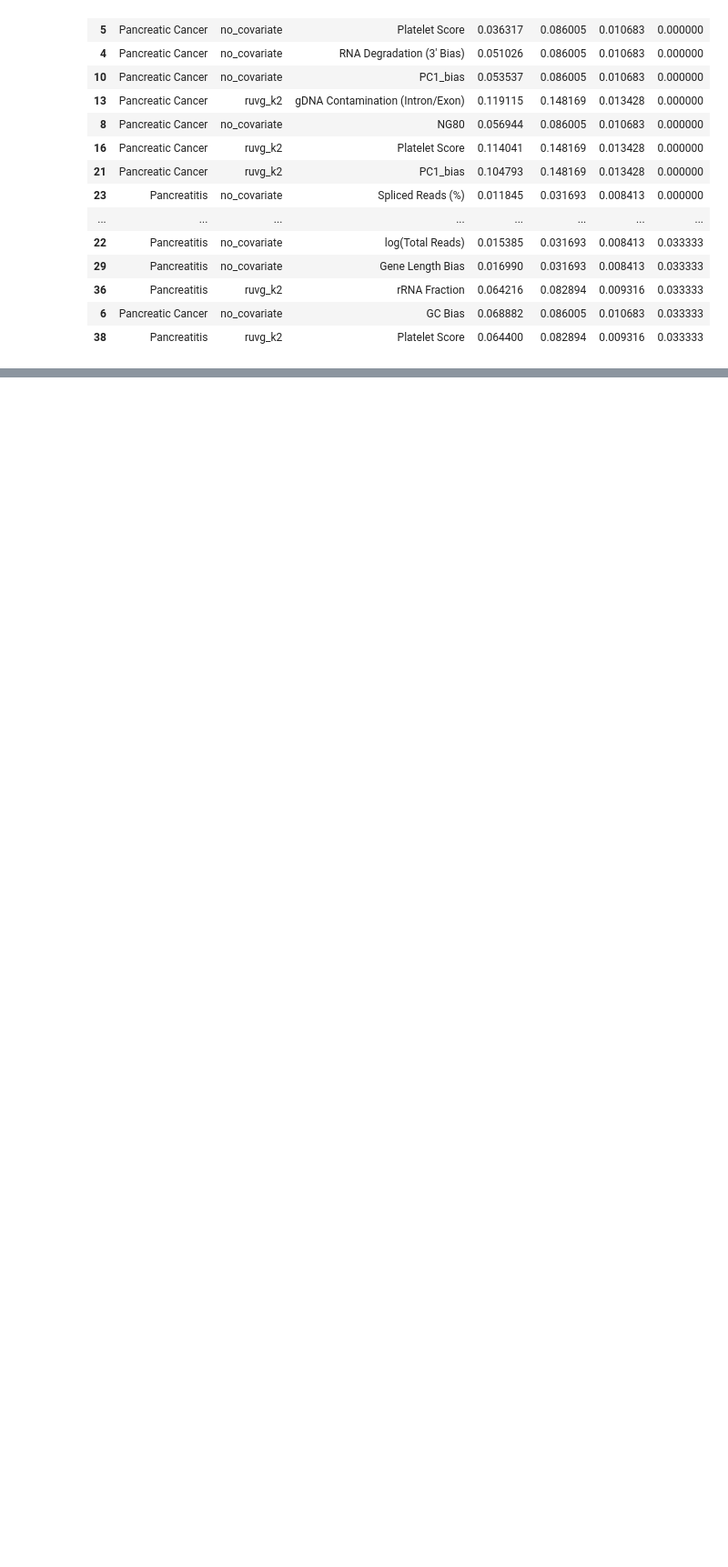
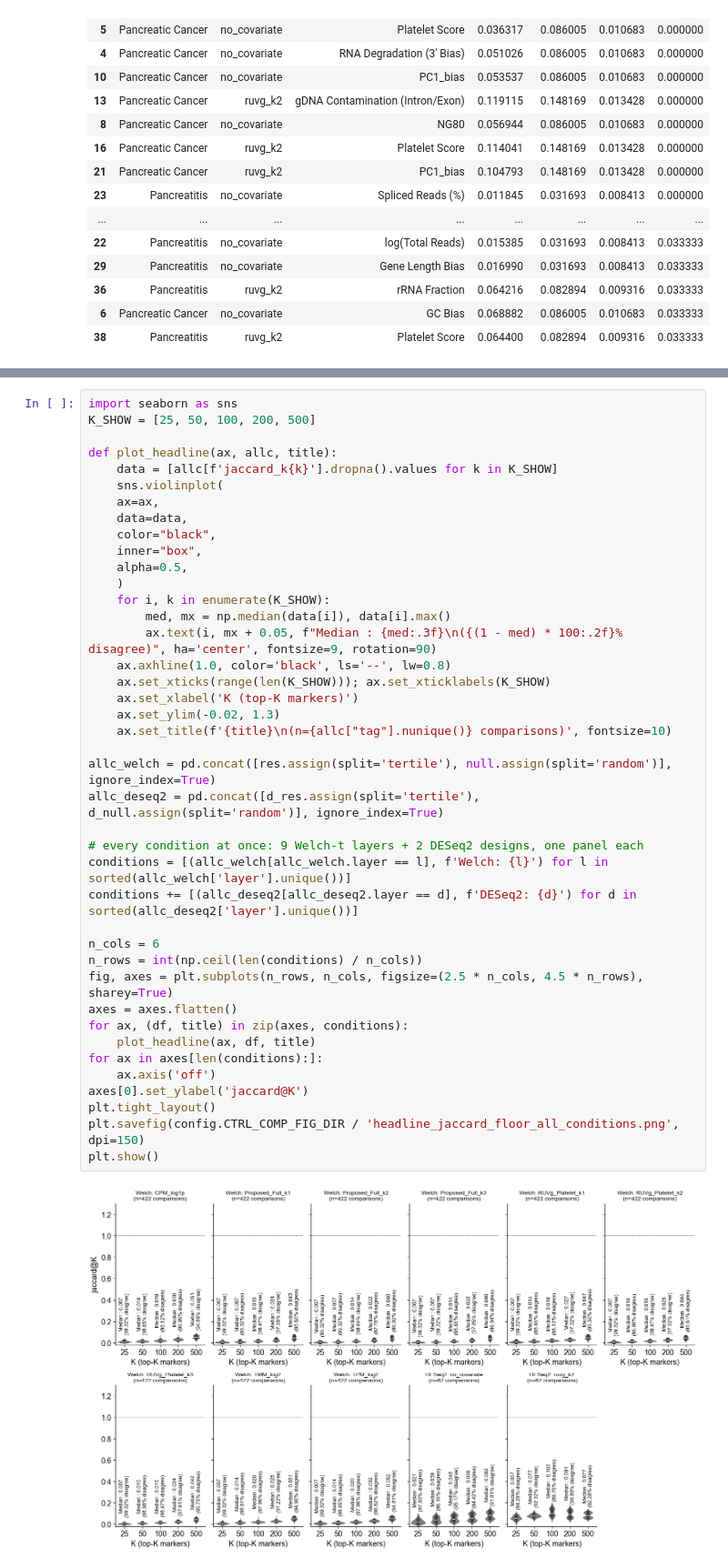
Before and after one commit to jmj3078/cfRNA_Disentaglement, a Jupyter notebook: EDA/control_composition_review.ipynb, the cells around one changed output, grey strips where cells are left out. Shown at 91% size. Drawn from its saved outputs; the diff is of its cells as text; blank space fills up the shorter version.

```diff
--- a/EDA/control_composition_review.ipynb
+++ b/EDA/control_composition_review.ipynb
@@ -251,0 +255,43 @@ plt.show()
+# %%
+import seaborn as sns
+K_SHOW = [25, 50, 100, 200, 500]
+
+def plot_headline(ax, allc, title):
+    data = [allc[f'jaccard_k{k}'].dropna().values for k in K_SHOW]
+    sns.violinplot(
+    ax=ax,
+    data=data,
+    color="black",
+    inner="box",
+    alpha=0.5,
+    )
+    for i, k in enumerate(K_SHOW):
+        med, mx = np.median(data[i]), data[i].max()
+        ax.text(i, mx + 0.05, f"Median : {med:.3f}\n({(1 - med) * 100:.2f}% disagree)", ha='center', fontsize=9, rotation=90)
+    ax.axhline(1.0, color='black', ls='--', lw=0.8)
+    ax.set_xticks(range(len(K_SHOW))); ax.set_xticklabels(K_SHOW)
+    ax.set_xlabel('K (top-K markers)')
+    ax.set_ylim(-0.02, 1.3)
+    ax.set_title(f'{title}\n(n={allc["tag"].nunique()} comparisons)', fontsize=10)
+
+allc_welch = pd.concat([res.assign(split='tertile'), null.assign(split='random')], ignore_index=True)
+allc_deseq2 = pd.concat([d_res.assign(split='tertile'), d_null.assign(split='random')], ignore_index=True)
+
+# every condition at once: 9 Welch-t layers + 2 DESeq2 designs, one panel each
+conditions = [(allc_welch[allc_welch.layer == l], f'Welch: {l}') for l in sorted(allc_welch['layer'].unique())]
+conditions += [(allc_deseq2[allc_deseq2.layer == d], f'DESeq2: {d}') for d in sorted(allc_deseq2['layer'].unique())]
+
+n_cols = 6
+n_rows = int(np.ceil(len(conditions) / n_cols))
+fig, axes = plt.subplots(n_rows, n_cols, figsize=(2.5 * n_cols, 4.5 * n_rows), sharey=True)
+axes = axes.flatten()
+for ax, (df, title) in zip(axes, conditions):
+    plot_headline(ax, df, title)
+for ax in axes[len(conditions):]:
+    ax.axis('off')
+axes[0].set_ylabel('jaccard@K')
+plt.tight_layout()
+plt.savefig(config.CTRL_COMP_FIG_DIR / 'headline_jaccard_floor_all_conditions.png', dpi=150)
+plt.show()
+# %% [output]
+[figure, added]
```
Also changed, not shown: parts of 2 cells of this notebook, 15 other files.
